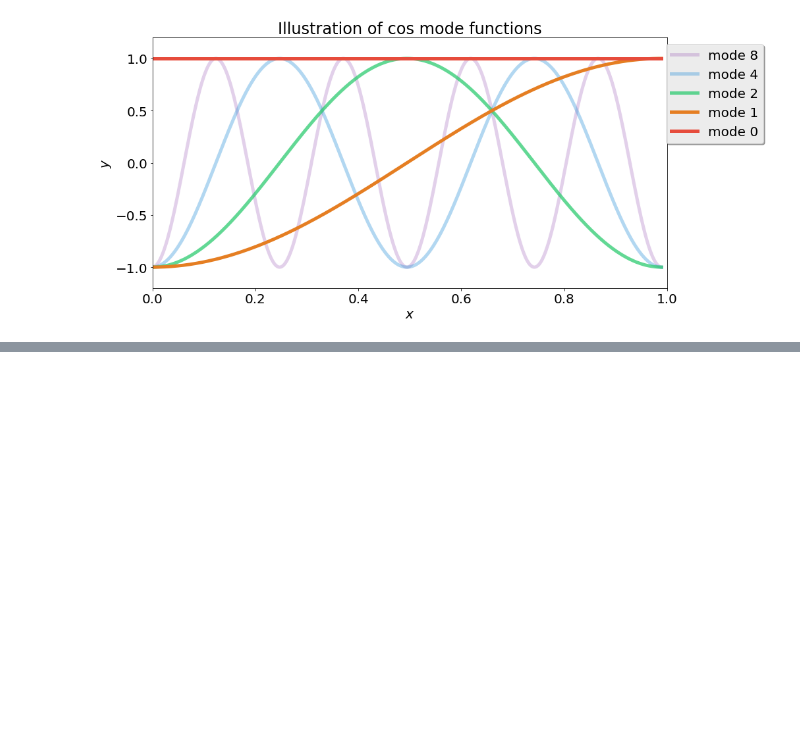
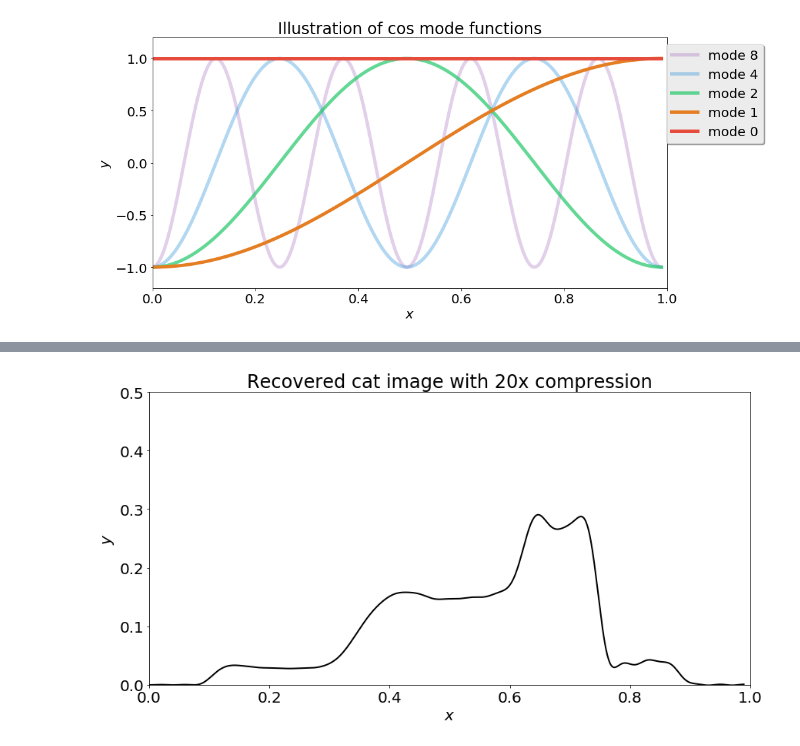
Before and after one commit to bradleypmartin/LinearAlgebraGeekout190405, a Jupyter notebook: 1D image compression.ipynb, the cells around one changed output, grey strips where cells are left out. Drawn from its saved outputs; the diff is of its cells as text; code cells hidden in the pictures; blank space fills up the shorter version.

```diff
--- a/1D image compression.ipynb
+++ b/1D image compression.ipynb
@@ -178,0 +233,25 @@ plt.show()
+# %%
+# compression illustration 2 (20x compression)
+
+dct_cat_50modes = dct_cat.copy()
+
+dct_cat_50modes[50:] = 0
+
+recovered_cat_50modes = idct(dct_cat_50modes, norm='ortho');
+
+plt.figure(figsize=(14,7))
+plt.rcParams['font.size'] = 20
+
+lines = plt.plot(xfine, recovered_cat_50modes)
+
+# Wisteria from materialui.co
+plt.setp(lines[0], linewidth = 2, color = 'k')
+
+plt.xlim(0,1)
+plt.ylim(0,0.5)
+plt.xlabel('$x$')
+plt.ylabel('$y$')
+plt.title('Recovered cat image with 20x compression')
+plt.show()
+# %% [output]
+[figure, added]
```
Also changed, not shown: parts of 7 cells of this notebook.
